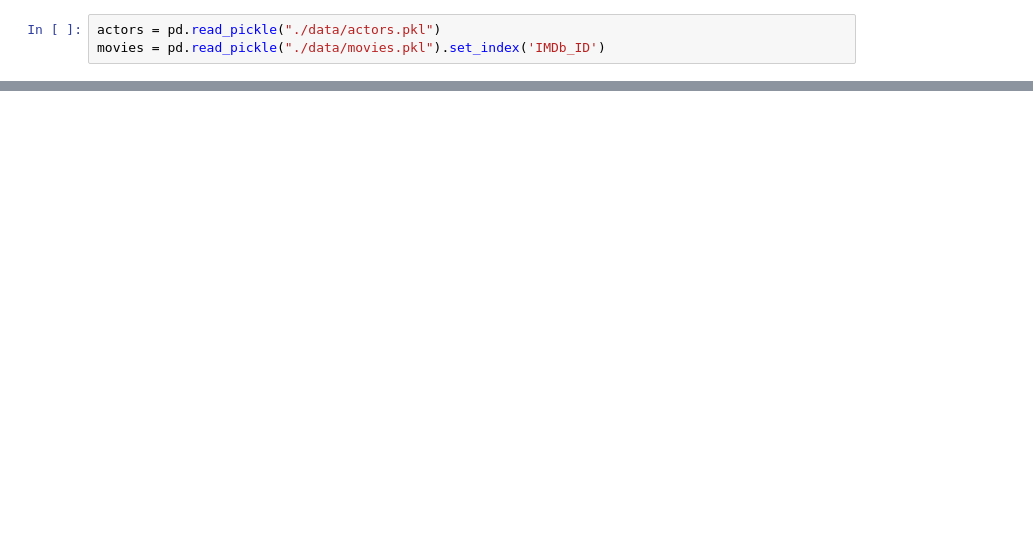
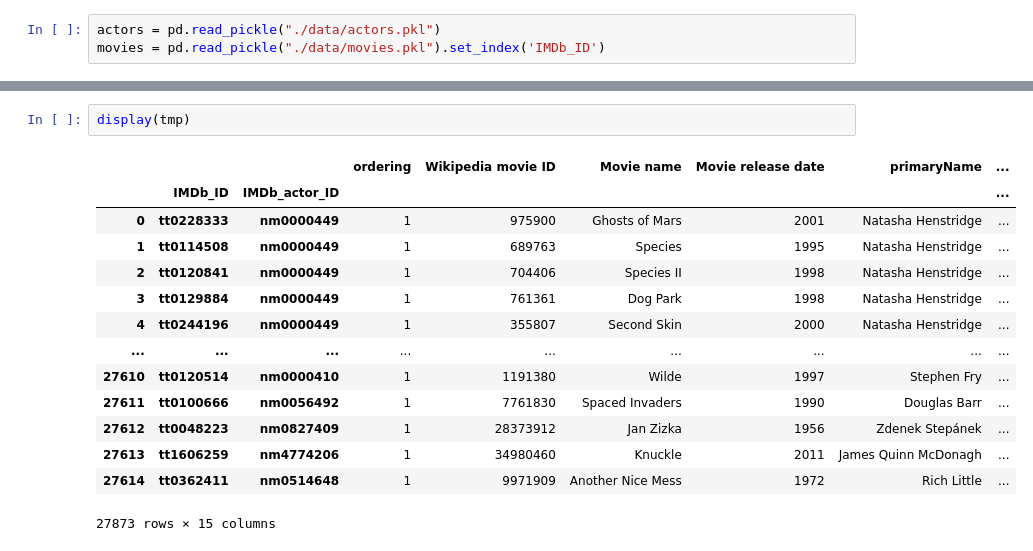
Before and after one commit to epfl-ada/ada-2023-project-dromadaire, a Jupyter notebook: ModeAnal.ipynb, the cells around one changed output, grey strips where cells are left out. Cells and saved outputs as stored; diff of their text form; blank space fills up the shorter version.

```diff
--- a/ModeAnal.ipynb
+++ b/ModeAnal.ipynb
@@ -21 +30,18 @@ low = tmp.query('averageRating < @median_rating')
+# %%
+display(tmp)
+# %% [output]
+|  |  |  | ordering | Wikipedia movie ID | Movie name | Movie release date | primaryName | ... |
+|  | IMDb_ID | IMDb_actor_ID |  |  |  |  |  | ... |
+| 0 | tt0228333 | nm0000449 | 1 | 975900 | Ghosts of Mars | 2001 | Natasha Henstridge | ... |
+| 1 | tt0114508 | nm0000449 | 1 | 689763 | Species | 1995 | Natasha Henstridge | ... |
+| 2 | tt0120841 | nm0000449 | 1 | 704406 | Species II | 1998 | Natasha Henstridge | ... |
+| 3 | tt0129884 | nm0000449 | 1 | 761361 | Dog Park | 1998 | Natasha Henstridge | ... |
+| 4 | tt0244196 | nm0000449 | 1 | 355807 | Second Skin | 2000 | Natasha Henstridge | ... |
+| ... | ... | ... | ... | ... | ... | ... | ... | ... |
+| 27610 | tt0120514 | nm0000410 | 1 | 1191380 | Wilde | 1997 | Stephen Fry | ... |
+| 27611 | tt0100666 | nm0056492 | 1 | 7761830 | Spaced Invaders | 1990 | Douglas Barr | ... |
+| 27612 | tt0048223 | nm0827409 | 1 | 28373912 | Jan Zizka | 1956 | Zdenek Stepánek | ... |
+| 27613 | tt1606259 | nm4774206 | 1 | 34980460 | Knuckle | 2011 | James Quinn McDonagh | ... |
+| 27614 | tt0362411 | nm0514648 | 1 | 9971909 | Another Nice Mess | 1972 | Rich Little | ... |
+27873 rows × 15 columns
 # %%
```
Also changed, not shown: parts of 4 cells of this notebook.
